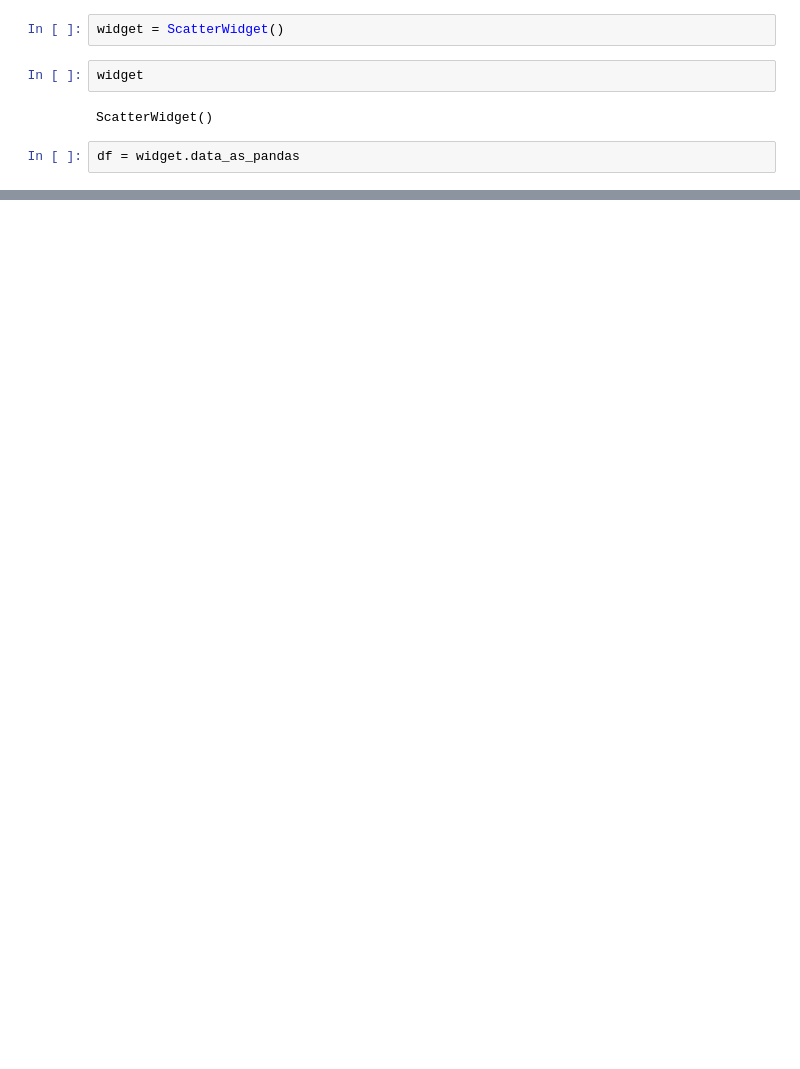
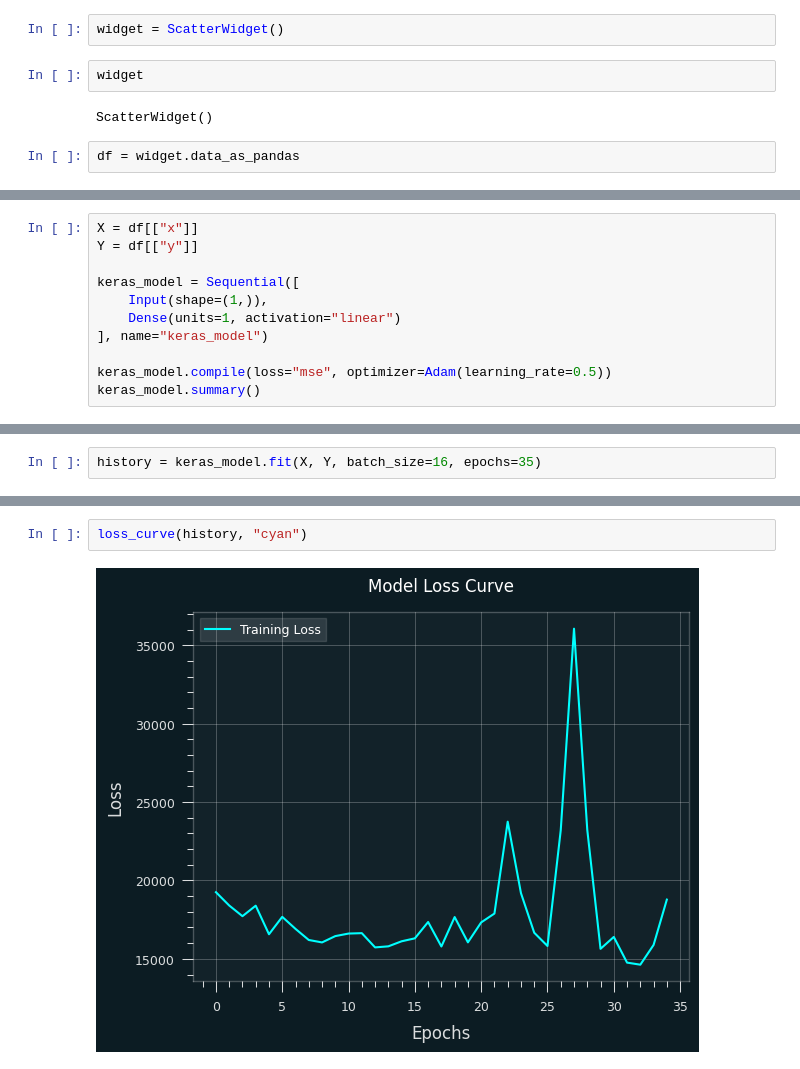
Before and after one commit to RohitMugalya/Learner-s-Garden, a Jupyter notebook: practice notebooks/mae and mse practise.ipynb, the cells around one changed output, grey strips where cells are left out. Cells and saved outputs as stored; diff of their text form; blank space fills up the shorter version.

Commit message:
Successfully learned how to implement linear regression using keras

```diff
--- a/practice notebooks/mae and mse practise.ipynb
+++ b/practice notebooks/mae and mse practise.ipynb
@@ -166,0 +139,11 @@ X.describe()
+# %%
+X = df[["x"]]
+Y = df[["y"]]
+
+keras_model = Sequential([
+    Input(shape=(1,)),
+    Dense(units=1, activation="linear")
+], name="keras_model")
+
+keras_model.compile(loss="mse", optimizer=Adam(learning_rate=0.5))
+keras_model.summary()
@@ -166,0 +160,2 @@ X.describe()
+# %%
+history = keras_model.fit(X, Y, batch_size=16, epochs=35)
@@ -166,0 +180,4 @@ X.describe()
+# %%
+loss_curve(history, "cyan")
+# %% [output]
+[figure, added]
```
Also changed, not shown: parts of 12 cells of this notebook.
